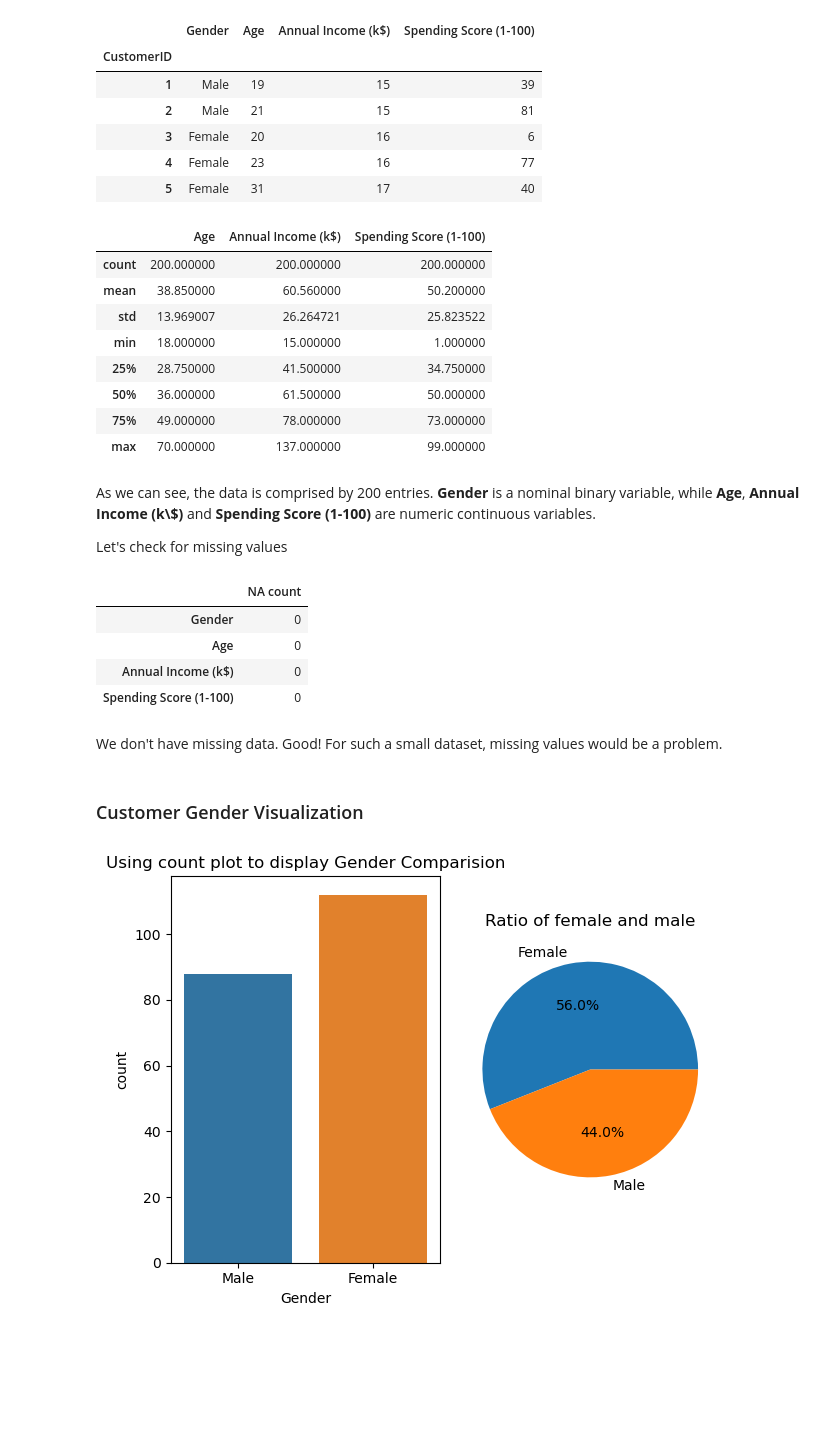
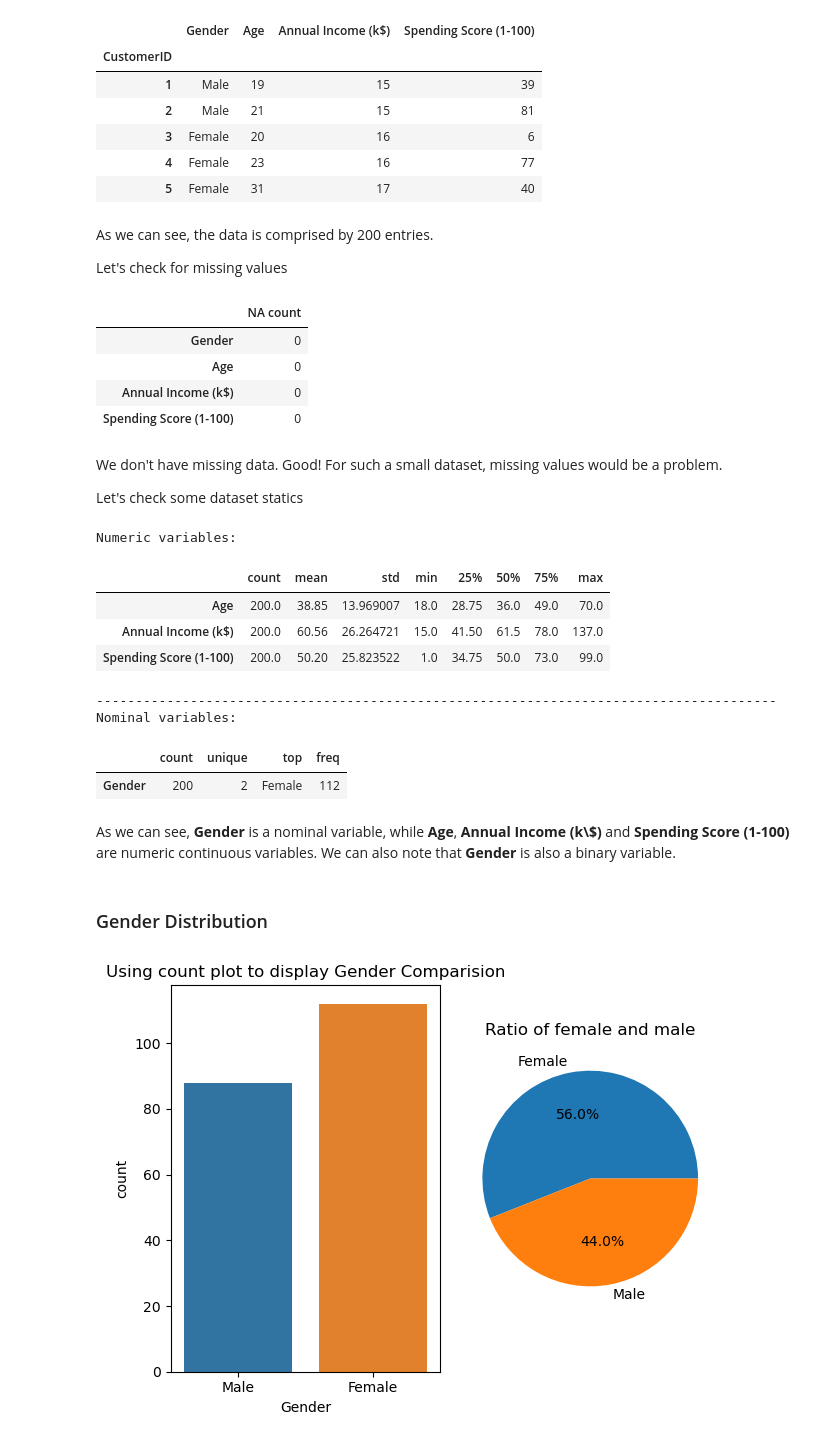
Before and after one commit to TheCamilovisk/DSNotebooks, a Jupyter notebook: CustomerSegmentation/CustomerSegmentation.ipynb, the cells around one changed output. Drawn from its saved outputs; the diff is of its cells as text; code cells hidden in the pictures; blank space fills up the shorter version.

Commit message:
Customer Segmentation v1

```diff
--- a/CustomerSegmentation/CustomerSegmentation.ipynb
+++ b/CustomerSegmentation/CustomerSegmentation.ipynb
@@ -79,20 +78,8 @@ customer_data.head()
 | 3 | Female | 20 | 16 | 6 |
 | 4 | Female | 23 | 16 | 77 |
 | 5 | Female | 31 | 17 | 40 |
-# %%
-customer_data.describe()
-# %% [output]
-|  | Age | Annual Income (k$) | Spending Score (1-100) |
-| count | 200.000000 | 200.000000 | 200.000000 |
-| mean | 38.850000 | 60.560000 | 50.200000 |
-| std | 13.969007 | 26.264721 | 25.823522 |
-| min | 18.000000 | 15.000000 | 1.000000 |
-| 25% | 28.750000 | 41.500000 | 34.750000 |
-| 50% | 36.000000 | 61.500000 | 50.000000 |
-| 75% | 49.000000 | 78.000000 | 73.000000 |
-| max | 70.000000 | 137.000000 | 99.000000 |
 # %% [markdown]
-As we can see, the data is comprised by 200 entries. **Gender** is a nominal binary variable, while **Age**, **Annual Income (k\\$)** and **Spending Score (1-100)** are numeric continuous variables.
+As we can see, the data is comprised by 200 entries.
 
 Let's check for missing values
 # %%
@@ -107,8 +94,28 @@ missing_info
 | Spending Score (1-100) | 0 |
 # %% [markdown]
 We don't have missing data. Good! For such a small dataset, missing values would be a problem.
+
+Let's check some dataset statics
+# %%
+print("Numeric variables:")
+display(customer_data.describe().T)
+print("-" * 87)
+print("Nominal variables:")
+display(customer_data.describe(include="O").T)
+# %% [output]
+Numeric variables:
+|  | count | mean | std | min | 25% | 50% | 75% | max |
+| Age | 200.0 | 38.85 | 13.969007 | 18.0 | 28.75 | 36.0 | 49.0 | 70.0 |
+| Annual Income (k$) | 200.0 | 60.56 | 26.264721 | 15.0 | 41.50 | 61.5 | 78.0 | 137.0 |
+| Spending Score (1-100) | 200.0 | 50.20 | 25.823522 | 1.0 | 34.75 | 50.0 | 73.0 | 99.0 |
+---------------------------------------------------------------------------------------
+Nominal variables:
+|  | count | unique | top | freq |
+| Gender | 200 | 2 | Female | 112 |
+# %% [markdown]
+ As we can see, **Gender** is a nominal variable, while **Age**, **Annual Income (k\\$)** and **Spending Score (1-100)** are numeric continuous variables. We can also note that **Gender** is also a binary variable.
 # %% [markdown]
-### Customer Gender Visualization
+### Gender Distribution
 # %%
 _, (ax1, ax2) = plt.subplots(ncols=2)
 
```
Also changed, not shown: parts of 36 cells of this notebook.
